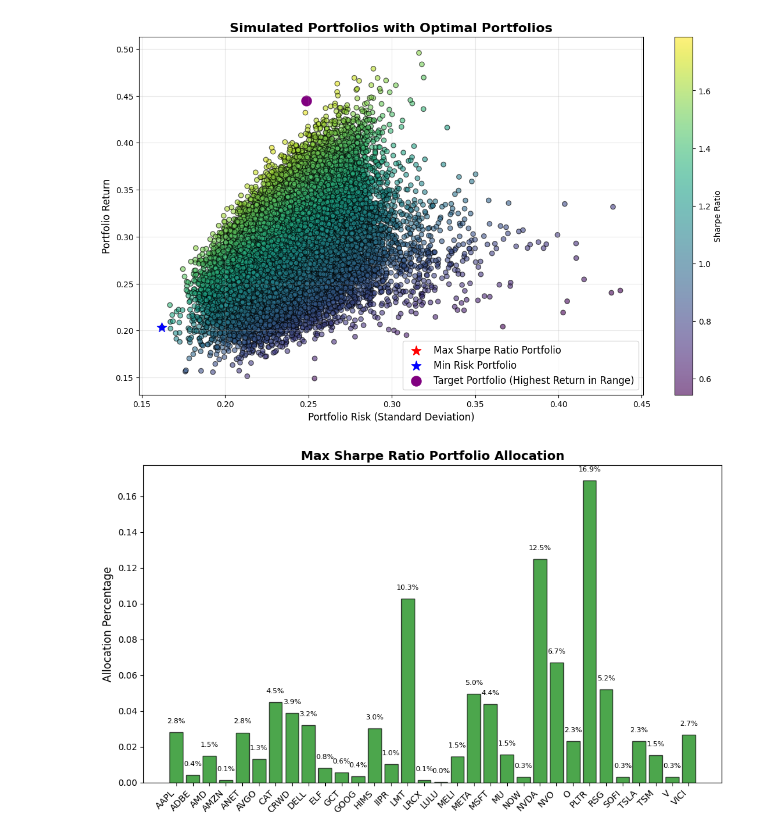
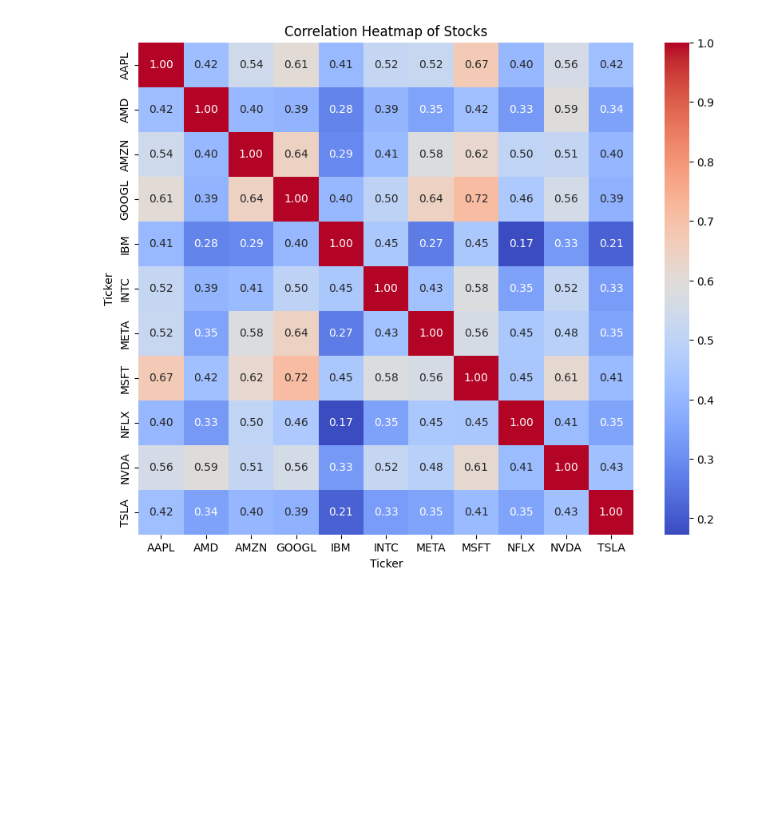
Before and after one commit to PawelWozniak1/Portfolio_optimalization, a Jupyter notebook: Modern_Portfolio_Theory.ipynb, the cells around one changed output. Saved outputs shown, nothing was run; the diff lists cells and outputs as text; code cells hidden in the pictures; blank space fills up the shorter version.

```diff
--- a/Modern_Portfolio_Theory.ipynb
+++ b/Modern_Portfolio_Theory.ipynb
@@ -21,0 +54,5 @@ log_returns = np.log(data / data.shift(1)).dropna()
+# %%
+# 3. Covariance and Correlation Tables
+cov_matrix = log_returns.cov() * 252  # Annualizing covariance matrix
+corr_matrix = log_returns.corr()
+cov_matrix
@@ -22 +73,9 @@ log_returns = np.log(data / data.shift(1)).dropna()
+# %%
+# 4. Correlation Heatmap
+plt.figure(figsize=(10, 8))
+sns.heatmap(corr_matrix, annot=True, cmap="coolwarm", fmt=".2f")
+plt.title("Correlation Heatmap of Stocks")
+plt.show()
+# %% [output]
+[figure, added]
 # %%
@@ -74,33 +101,0 @@ else:
-# %%
-# 5. Plotting Optimal Portfolios with Target Portfolio
-plt.figure(figsize=(14, 8))
-plt.scatter(portfolio_risks, portfolio_returns, c=sharpe_ratios, cmap='viridis', alpha=0.6, edgecolor='k')
-plt.colorbar(label='Sharpe Ratio')
-plt.scatter(max_sharpe_risk, max_sharpe_return, color='red', marker='*', s=150, label='Max Sharpe Ratio Portfolio')
-plt.scatter(min_risk_risk, min_risk_return, color='blue', marker='*', s=150, label='Min Risk Portfolio')
-
-# Plot Target Portfolio if it exists
-if target_risk is not None and target_return is not None:
-    plt.scatter(target_risk, target_return, color='purple', marker='o', s=150, label='Target Portfolio (Highest Return in Range)')
-
-plt.title("Simulated Portfolios with Optimal Portfolios", fontsize=16, fontweight='bold')
-plt.xlabel("Portfolio Risk (Standard Deviation)", fontsize=12)
-plt.ylabel("Portfolio Return", fontsize=12)
-plt.legend(loc='best', fontsize=12)
-plt.grid(alpha=0.3)
-plt.show()
-# %% [output]
-[figure, removed]
-# %%
-# 6. Plotting Allocations for Max Sharpe Ratio Portfolio
-plt.figure(figsize=(10, 6))
-plt.bar(np.arange(len(max_sharpe_weights)), max_sharpe_weights, color="green", alpha=0.7, edgecolor="black")
-plt.title("Max Sharpe Ratio Portfolio Allocation", fontsize=14, fontweight="bold")
-plt.ylabel("Allocation Percentage", fontsize=12)
-plt.xticks(np.arange(len(max_sharpe_weights)), data.columns, rotation=45, ha="right", fontsize=10)
-for i, weight in enumerate(max_sharpe_weights):
-    plt.text(i, weight + 0.005, f"{weight*100:.1f}%", ha="center", fontsize=8)
-plt.tight_layout()
-plt.show()
-# %% [output]
-[figure, removed]
```
Also changed, not shown: parts of 15 cells of this notebook, 4 other files.
